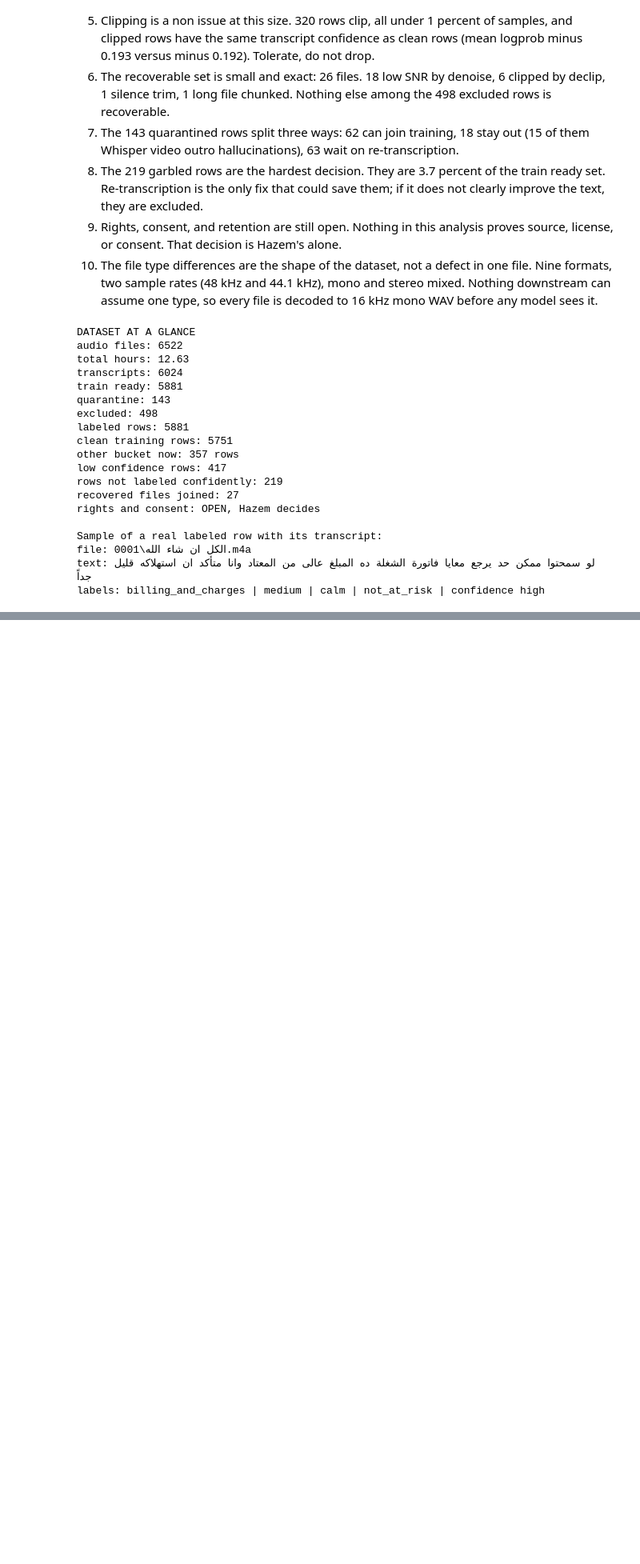
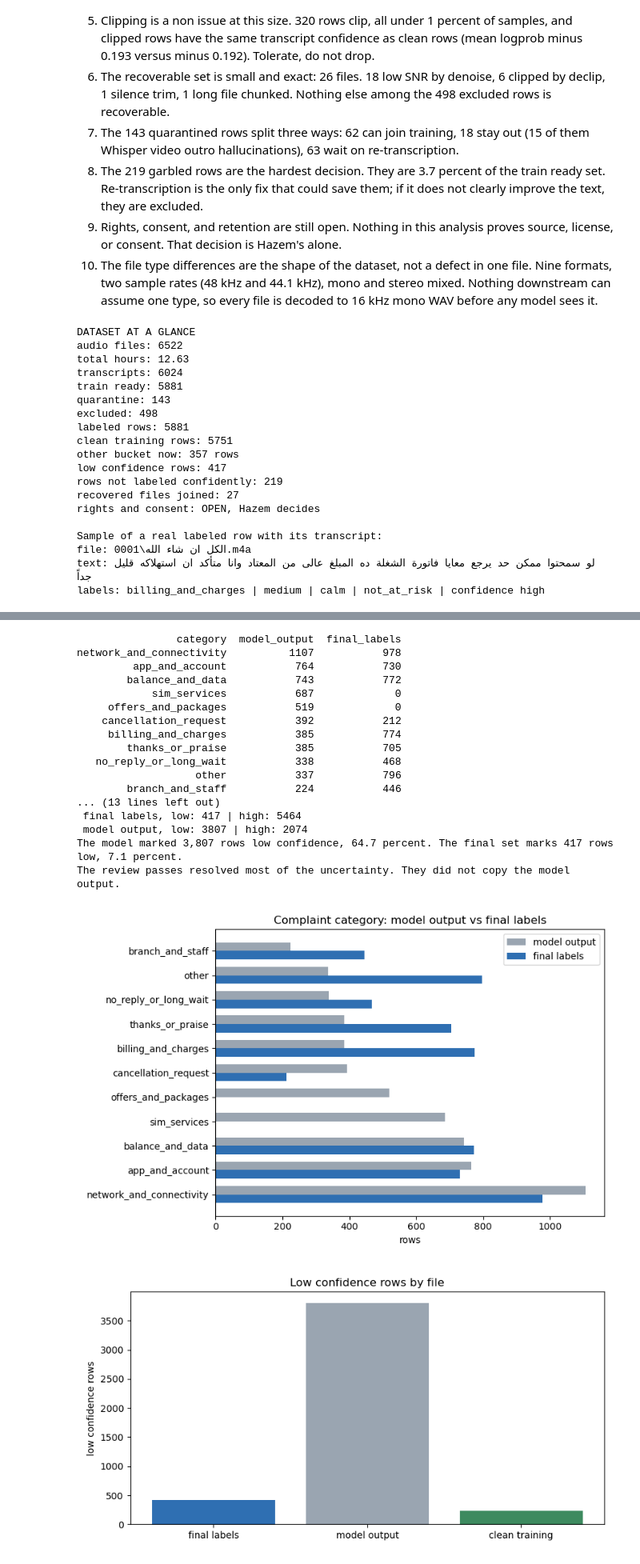
Before and after one commit to hazemelerefey/smart-voicemail-router, a Jupyter notebook: notebooks/data-analysis/data_analysis.ipynb, the cells around one changed output, grey strips where cells are left out. Shown at 80% size. Saved outputs shown, nothing was run; the diff lists cells and outputs as text; code cells hidden in the pictures; blank space fills up the shorter version.

```diff
--- a/notebooks/data-analysis/data_analysis.ipynb
+++ b/notebooks/data-analysis/data_analysis.ipynb
@@ -580,0 +707,72 @@ labels: billing_and_charges | medium | calm | not_at_risk | confidence high
+# %%
+# Category: the model output has 11 values, the final set has 9
+cats = sorted(set(mod["complaint_category"]) | set(lab["complaint_category"]))
+rows = []
+for c in cats:
+    rows.append({"category": c,
+                 "model_output": int((mod["complaint_category"] == c).sum()),
+                 "final_labels": int((lab["complaint_category"] == c).sum())})
+comp = pd.DataFrame(rows).sort_values("model_output", ascending=False)
+print(comp.to_string(index=False))
+print()
+print("The model output holds sim_services (687 rows) and offers_and_packages (519 rows).")
+print("The final set holds neither. Those 1,206 rows were relabeled into the 9 final categories.")
+print("The largest destinations are other (285 rows), network_and_connectivity (238), and branch_and_staff (137).")
+print("The final set holds other at 796 rows. The model output holds other at 337 rows.")
+print()
+joined = lab.set_index("file").join(mod.set_index("file"), rsuffix="_mod")
+print("Agreement between the model output and the final labels, joined on file, 5,881 rows:")
+for c in ["complaint_category", "complaint_urgency", "customer_state", "churn_risk"]:
+    agree = int((joined[c] == joined[c + "_mod"]).sum())
+    print(" ", c + ":", agree, "(" + str(round(100 * agree / len(lab), 1)) + "%)")
+print()
+print("Confidence:")
+print(" final labels, low:", int((lab["confidence"] == "low").sum()), "| high:", int((lab["confidence"] == "high").sum()))
+print(" model output, low:", int((mod["confidence"] == "low").sum()), "| high:", int((mod["confidence"] == "high").sum()))
+print("The model marked 3,807 rows low confidence, 64.7 percent. The final set marks 417 rows low, 7.1 percent.")
+print("The review passes resolved most of the uncertainty. They did not copy the model output.")
+# Figure 1: category counts, model output vs final labels, grouped bars
+fig = Figure(figsize=(8, 5.2))
+ax = fig.add_subplot(111)
+labels = list(comp["category"])
+y = range(len(labels))
+h = 0.35
+ax.barh([i + h / 2 for i in y], list(comp["model_output"]), height=h, color="#9aa5b1", label="model output")
+ax.barh([i - h / 2 for i in y], list(comp["final_labels"]), height=h, color="#2f6fb2", label="final labels")
+ax.set_yticks(list(y))
+ax.set_yticklabels(labels)
+ax.set_xlabel("rows")
+ax.set_title("Complaint category: model output vs final labels")
+ax.legend()
+fig.tight_layout()
+save_fig(fig, "model_category_compare.png")
+show("model_category_compare.png")
+# Figure 2: low confidence rows in each file
+fig2 = Figure(figsize=(8, 4.2))
+ax2 = fig2.add_subplot(111)
+ax2.bar(["final labels", "model output", "clean training"], [int((lab["confidence"] == "low").sum()), int((mod["confidence"] == "low").sum()), int((ct["confidence"] == "low").sum())], color=["#2f6fb2", "#9aa5b1", "#3d8a5f"])
+ax2.set_ylabel("low confidence rows")
+ax2.set_title("Low confidence rows by file")
+fig2.tight_layout()
+save_fig(fig2, "confidence_compare.png")
+show("confidence_compare.png")
+# %% [output]
+                category  model_output  final_labels
+network_and_connectivity          1107           978
+         app_and_account           764           730
+        balance_and_data           743           772
+            sim_services           687             0
+     offers_and_packages           519             0
+    cancellation_request           392           212
+     billing_and_charges           385           774
+        thanks_or_praise           385           705
+   no_reply_or_long_wait           338           468
+                   other           337           796
+        branch_and_staff           224           446
+... (13 lines left out)
+ final labels, low: 417 | high: 5464
+ model output, low: 3807 | high: 2074
+The model marked 3,807 rows low confidence, 64.7 percent. The final set marks 417 rows low, 7.1 percent.
+The review passes resolved most of the uncertainty. They did not copy the model output.
+[figure, added]
+[figure, added]
```
Also changed, not shown: parts of 13 cells of this notebook, 15 other files.
